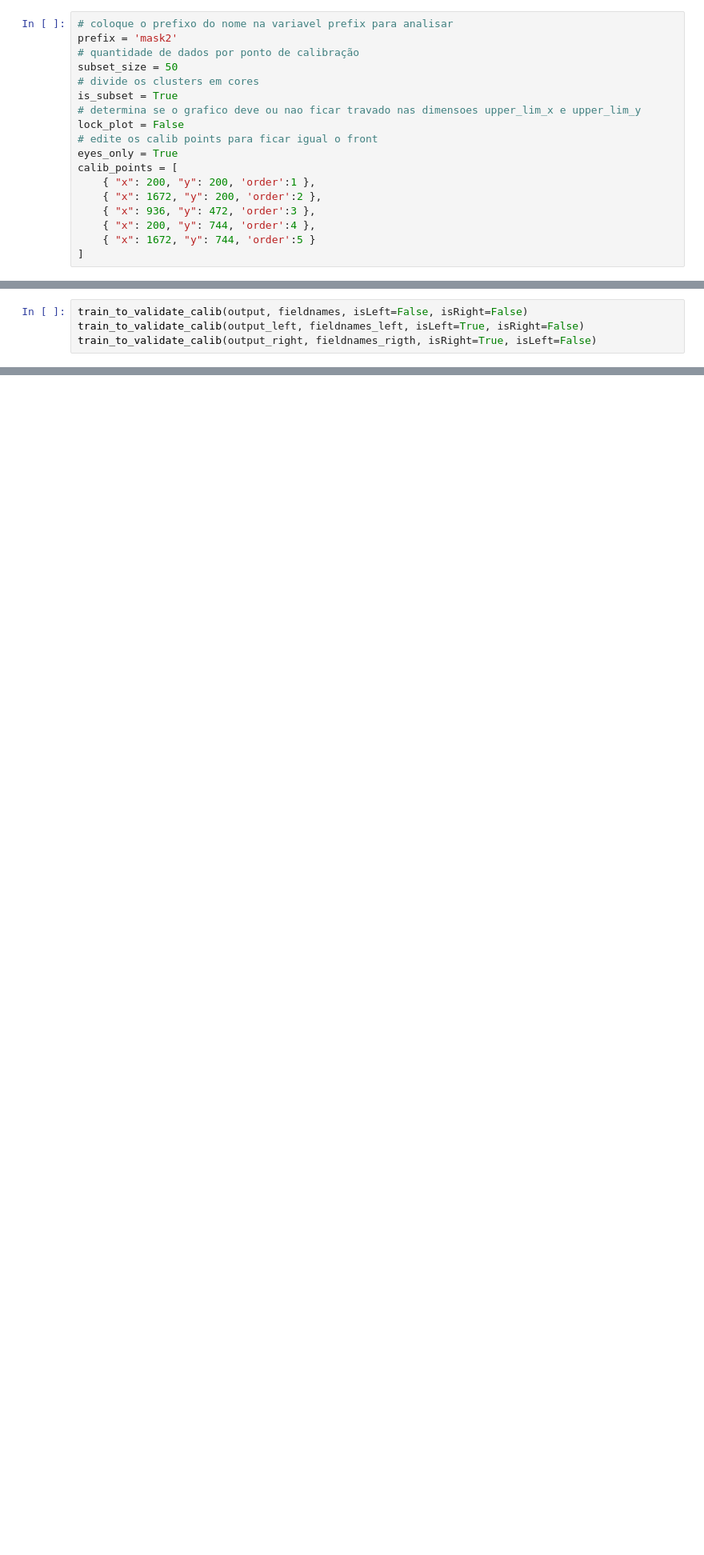
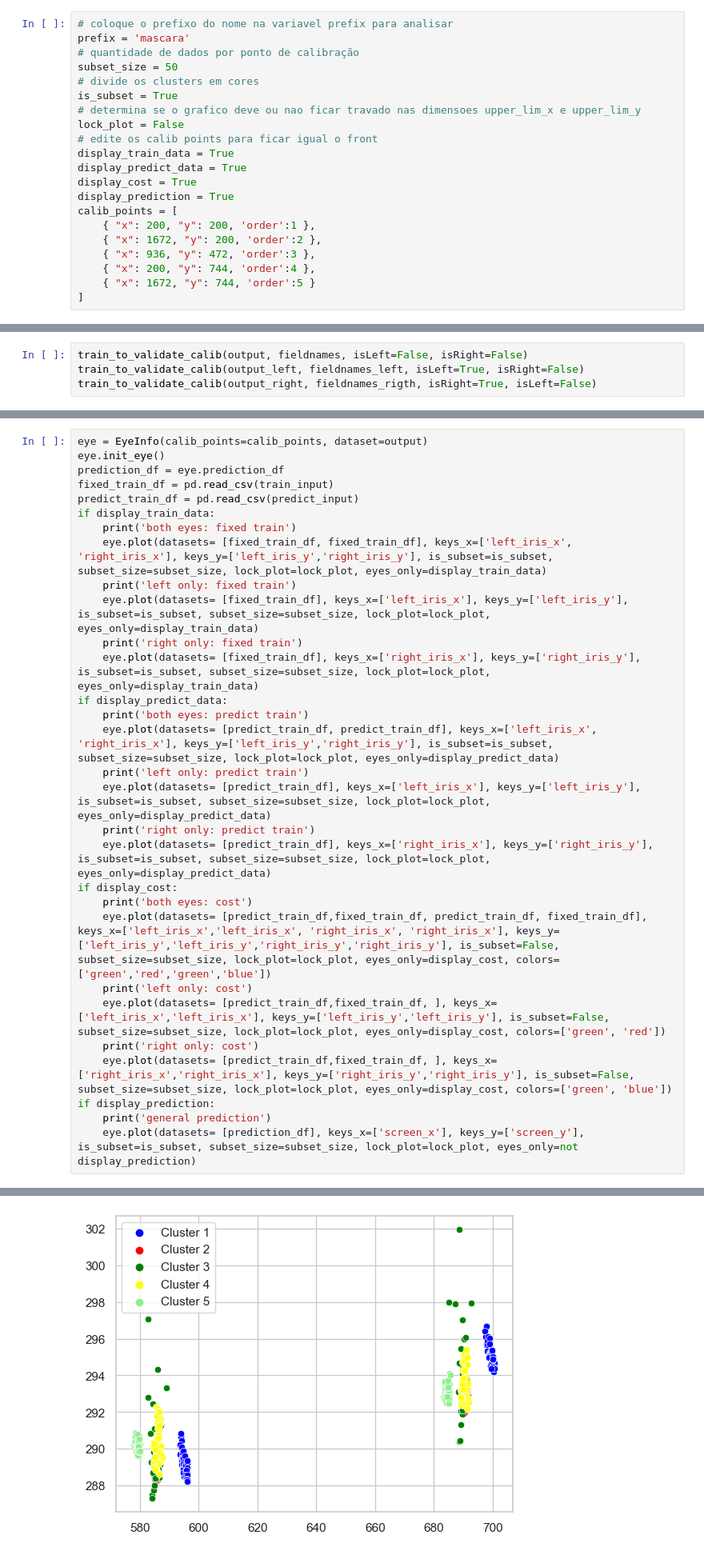
Before and after one commit to ruxailab/web-eye-tracker, a Jupyter notebook: app/services/calib_validation/mix.ipynb, the cells around one changed output, grey strips where cells are left out. Shown at 80% size. Drawn from its saved outputs; the diff is of its cells as text; blank space fills up the shorter version.

Commit message:
feat: seven visualizations (messy for now)

```diff
--- a/app/services/calib_validation/mix.ipynb
+++ b/app/services/calib_validation/mix.ipynb
@@ -7,7 +7,7 @@ from eyeInfo import EyeInfo
 import numpy as np
 # %%
 # coloque o prefixo do nome na variavel prefix para analisar
-prefix = 'mask2'
+prefix = 'mascara'
 # quantidade de dados por ponto de calibração
 subset_size = 50
 # divide os clusters em cores
@@ -15,7 +15,10 @@ is_subset = True
 # determina se o grafico deve ou nao ficar travado nas dimensoes upper_lim_x e upper_lim_y
 lock_plot = False
 # edite os calib points para ficar igual o front
-eyes_only = True
+display_train_data = True
+display_predict_data = True
+display_cost = True
+display_prediction = True
 calib_points = [
     { "x": 200, "y": 200, 'order':1 },
     { "x": 1672, "y": 200, 'order':2 },
@@ -127,0 +102,31 @@ else:
+# %%
+eye = EyeInfo(calib_points=calib_points, dataset=output)
+eye.init_eye()
+prediction_df = eye.prediction_df
+fixed_train_df = pd.read_csv(train_input)
+predict_train_df = pd.read_csv(predict_input)
+if display_train_data:
+    print('both eyes: fixed train')
+    eye.plot(datasets= [fixed_train_df, fixed_train_df], keys_x=['left_iris_x', 'right_iris_x'], keys_y=['left_iris_y','right_iris_y'], is_subset=is_subset, subset_size=subset_size, lock_plot=lock_plot, eyes_only=display_train_data)
+    print('left only: fixed train')
+    eye.plot(datasets= [fixed_train_df], keys_x=['left_iris_x'], keys_y=['left_iris_y'], is_subset=is_subset, subset_size=subset_size, lock_plot=lock_plot, eyes_only=display_train_data)
+    print('right only: fixed train')
+    eye.plot(datasets= [fixed_train_df], keys_x=['right_iris_x'], keys_y=['right_iris_y'], is_subset=is_subset, subset_size=subset_size, lock_plot=lock_plot, eyes_only=display_train_data)
+if display_predict_data:
+    print('both eyes: predict train')
+    eye.plot(datasets= [predict_train_df, predict_train_df], keys_x=['left_iris_x', 'right_iris_x'], keys_y=['left_iris_y','right_iris_y'], is_subset=is_subset, subset_size=subset_size, lock_plot=lock_plot, eyes_only=display_predict_data)
+    print('left only: predict train')
+    eye.plot(datasets= [predict_train_df], keys_x=['left_iris_x'], keys_y=['left_iris_y'], is_subset=is_subset, subset_size=subset_size, lock_plot=lock_plot, eyes_only=display_predict_data)
+    print('right only: predict train')
+    eye.plot(datasets= [predict_train_df], keys_x=['right_iris_x'], keys_y=['right_iris_y'], is_subset=is_subset, subset_size=subset_size, lock_plot=lock_plot, eyes_only=display_predict_data)
+if display_cost:
+    print('both eyes: cost')
+    eye.plot(datasets= [predict_train_df,fixed_train_df, predict_train_df, fixed_train_df], keys_x=['left_iris_x','left_iris_x', 'right_iris_x', 'right_iris_x'], keys_y=['left_iris_y','left_iris_y','right_iris_y','right_iris_y'], is_subset=False, subset_size=subset_size, lock_plot=lock_plot, eyes_only=display_cost, colors=['green','red','green','blue'])
+    print('left only: cost')
+    eye.plot(datasets= [predict_train_df,fixed_train_df, ], keys_x=['left_iris_x','left_iris_x'], keys_y=['left_iris_y','left_iris_y'], is_subset=False, subset_size=subset_size, lock_plot=lock_plot, eyes_only=display_cost, colors=['green', 'red'])
+    print('right only: cost')
+    eye.plot(datasets= [predict_train_df,fixed_train_df, ], keys_x=['right_iris_x','right_iris_x'], keys_y=['right_iris_y','right_iris_y'], is_subset=False, subset_size=subset_size, lock_plot=lock_plot, eyes_only=display_cost, colors=['green', 'blue'])
+if display_prediction:
+    print('general prediction')
+    eye.plot(datasets= [prediction_df], keys_x=['screen_x'], keys_y=['screen_y'], is_subset=is_subset, subset_size=subset_size, lock_plot=lock_plot, eyes_only=not display_prediction)
+# %% [output]
@@ -127,0 +134 @@ else:
+[figure, added]
```
Also changed, not shown: parts of 4 cells of this notebook, 6 other files.
